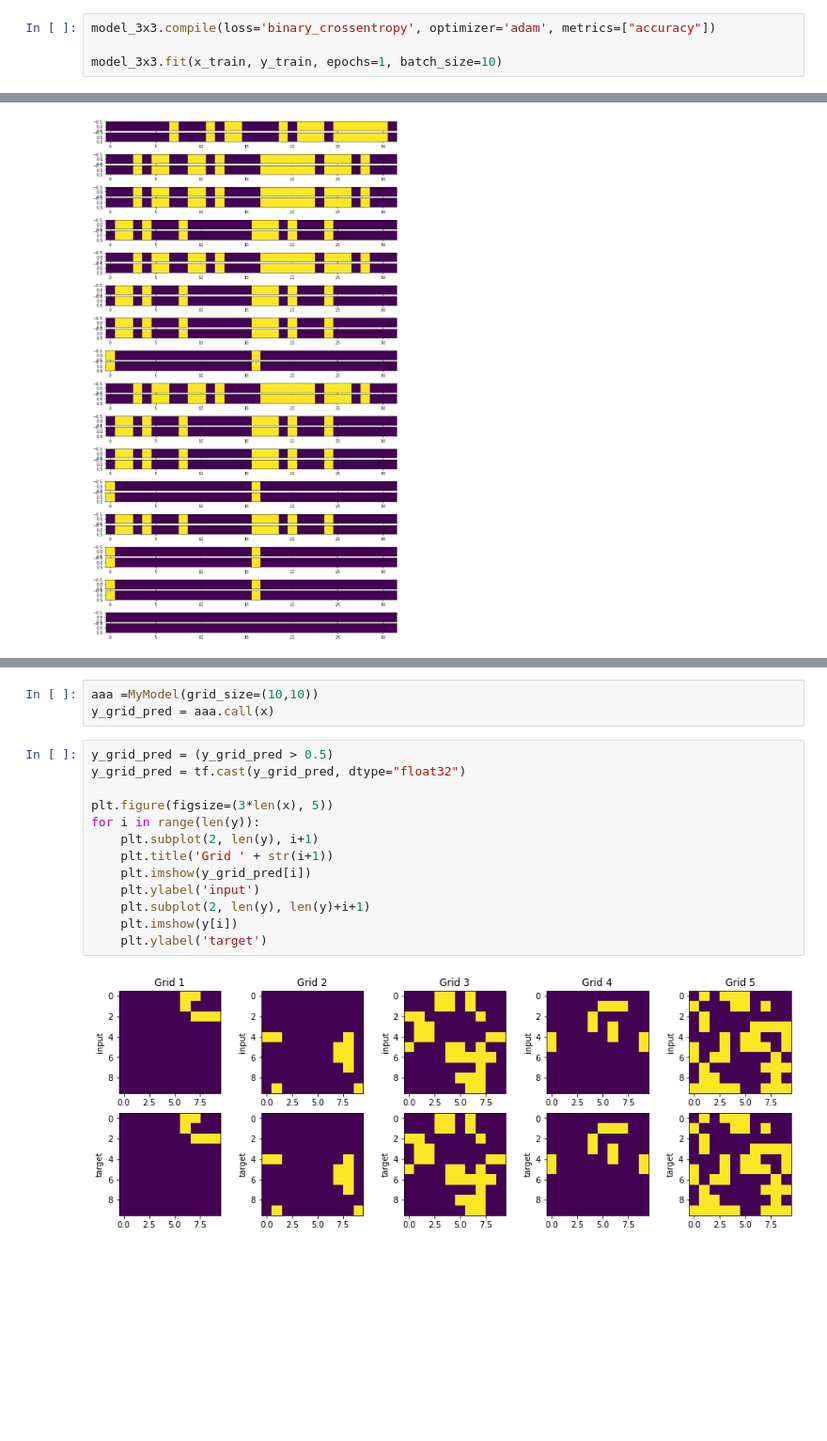
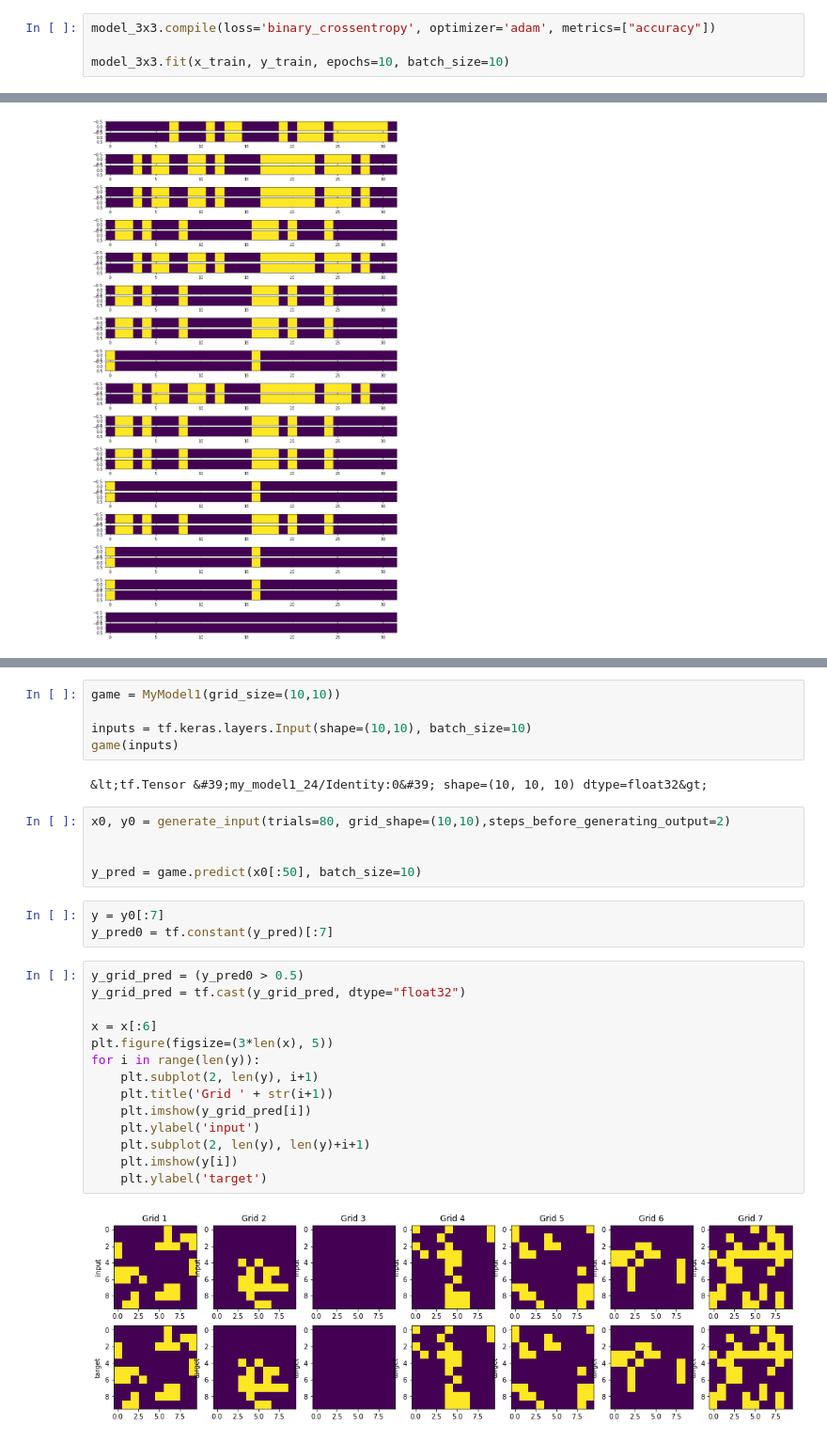
Before and after one commit to LisaLentati/Game-of-Life, a Jupyter notebook: Models.ipynb, the cells around one changed output, grey strips where cells are left out. Shown at 94% size. Cells and saved outputs as stored; diff of their text form; blank space fills up the shorter version.

Commit message:
changed the model a lot. Not variables are make in the buil function. Trying to save the model, but having problems

```diff
--- a/Models.ipynb
+++ b/Models.ipynb
@@ -29,6 +30,6 @@ model_3x3.add(tf.keras.layers.Dense(1, activation='sigmoid'))
 # %%
 model_3x3.compile(loss='binary_crossentropy', optimizer='adam', metrics=["accuracy"])
 
-model_3x3.fit(x_train, y_train, epochs=1, batch_size=10)
+model_3x3.fit(x_train, y_train, epochs=10, batch_size=10)
 # %% [output]
 Train on 512 samples
@@ -169,18 +286,31 @@ for i in range(len(x)):
-# %%
-aaa =MyModel(grid_size=(10,10))
-y_grid_pred = aaa.call(x)
+# %%
+game = MyModel1(grid_size=(10,10))
+
+inputs = tf.keras.layers.Input(shape=(10,10), batch_size=10)
+game(inputs)
+# %% [output]
+&lt;tf.Tensor &#39;my_model1_24/Identity:0&#39; shape=(10, 10, 10) dtype=float32&gt;
+# %%
+x0, y0 = generate_input(trials=80, grid_shape=(10,10),steps_before_generating_output=2)
+
+
+y_pred = game.predict(x0[:50], batch_size=10)
+# %%
+y = y0[:7]
+y_pred0 = tf.constant(y_pred)[:7]
 # %%
-y_grid_pred = (y_grid_pred > 0.5)
+y_grid_pred = (y_pred0 > 0.5)
 y_grid_pred = tf.cast(y_grid_pred, dtype="float32")
 
+x = x[:6]
 plt.figure(figsize=(3*len(x), 5))
 for i in range(len(y)):
     plt.subplot(2, len(y), i+1)
     plt.title('Grid ' + str(i+1))
     plt.imshow(y_grid_pred[i])
     plt.ylabel('input')
     plt.subplot(2, len(y), len(y)+i+1)
     plt.imshow(y[i])
     plt.ylabel('target')
 # %% [output]
-[figure, old version]
+[figure, new version]
```
Also changed, not shown: parts of 7 cells of this notebook.
